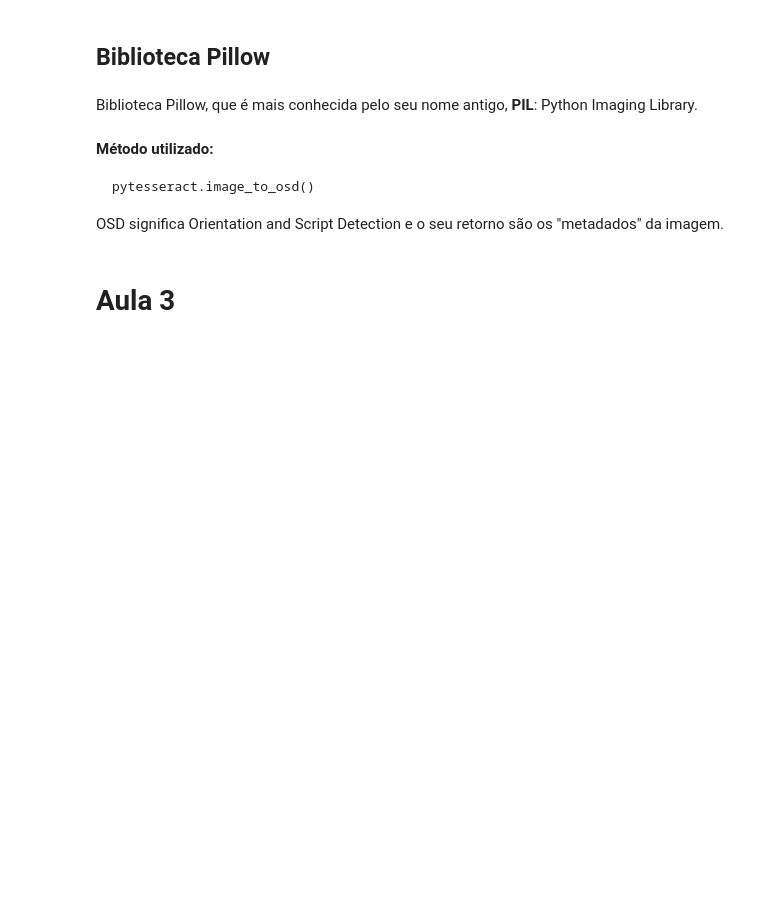
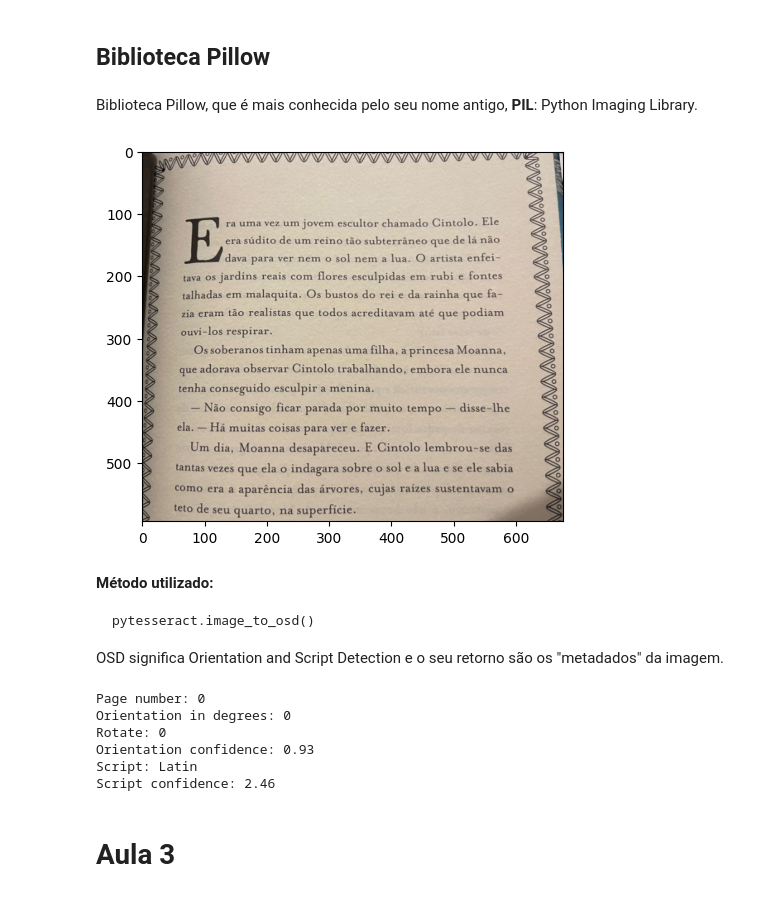
Before and after one commit to bilhalvadiego/text-recognize, a Jupyter notebook: Notebooks/Aula 1/Aula 1.2 - Reconhecimento_de_texto_com_OCR.ipynb, the cells around one changed output. Saved outputs shown, nothing was run; the diff lists cells and outputs as text; code cells hidden in the pictures; blank space fills up the shorter version.

```diff
--- a/Notebooks/Aula 1/Aula 1.2 - Reconhecimento_de_texto_com_OCR.ipynb
+++ b/Notebooks/Aula 1/Aula 1.2 - Reconhecimento_de_texto_com_OCR.ipynb
@@ -59,3 +153,10 @@ Biblioteca Pillow, que é mais conhecida pelo seu nome antigo, **PIL**: Python I
+# %%
+# config_tesseract = f'--tessdata-dir {os.environ["TESSDATA_PREFIX"]}'
+
+img = Image.open("../../Imagens/Aula2-livro.png")
+plt.imshow(img);
+# %% [output]
+[figure, added]
 # %% [markdown]
 **Método utilizado:**
 
@@ -65,6 +166,15 @@ pytesseract.image_to_osd()
 
 
 OSD significa Orientation and Script Detection e o seu retorno são os "metadados" da imagem.
+# %%
+print(pytesseract.image_to_osd(img))
+# %% [output]
+Page number: 0
+Orientation in degrees: 0
+Rotate: 0
+Orientation confidence: 0.93
+Script: Latin
+Script confidence: 2.46
 # %% [markdown]
 # Aula 3
 # %% [markdown]
```
Also changed, not shown: parts of 21 cells of this notebook, 3 other files.
